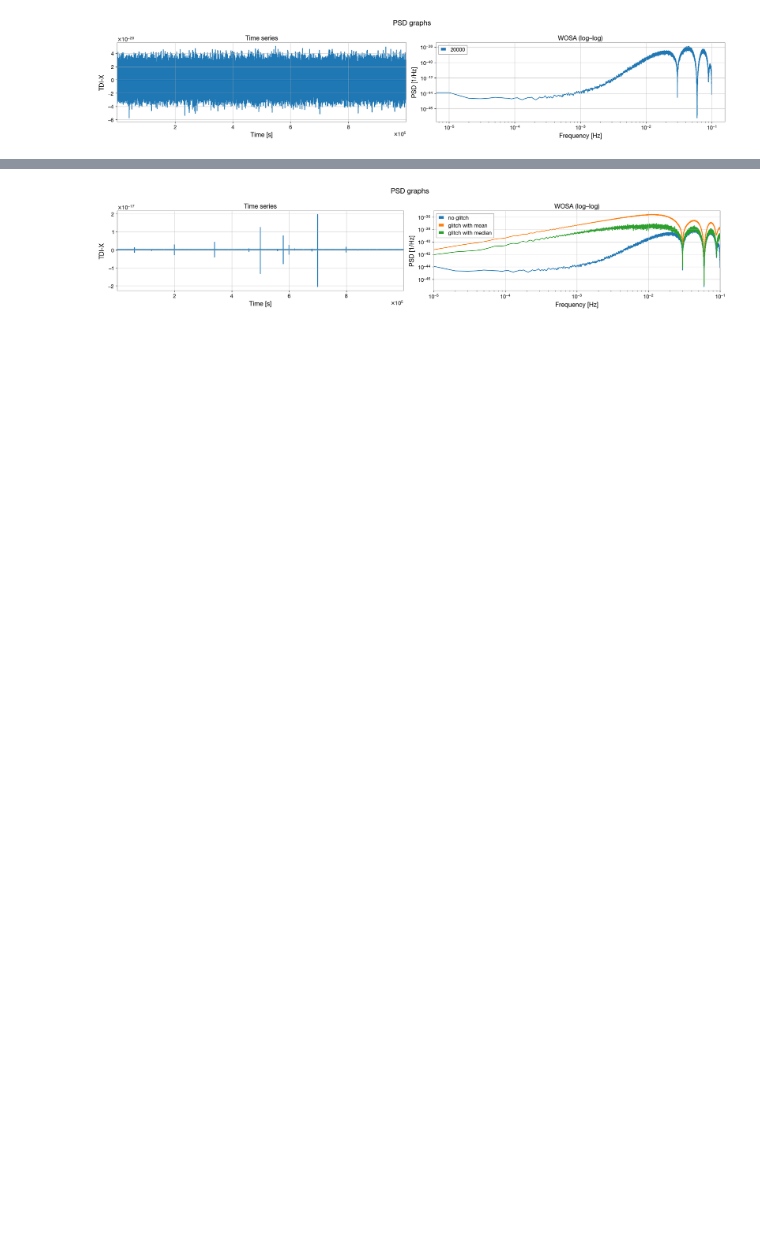
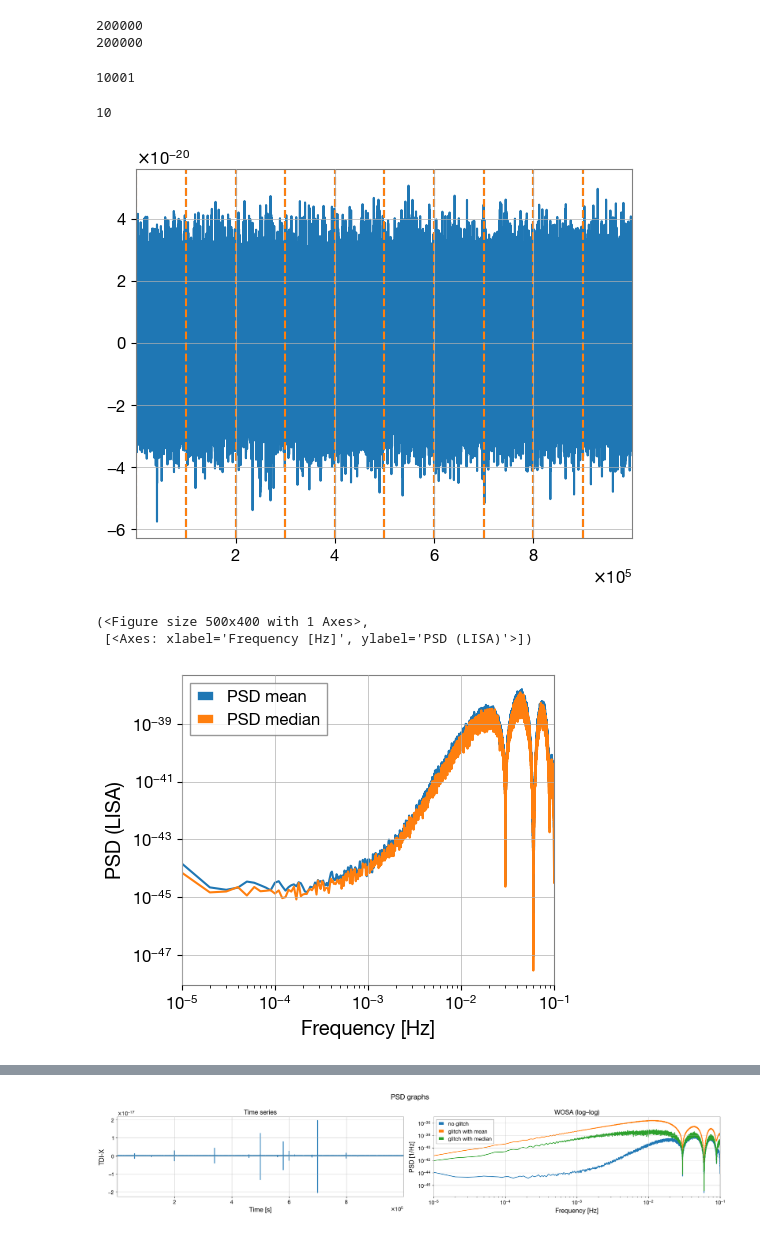
Before and after one commit to AkmDgreat/AkshatLISA, a Jupyter notebook: AkshatLISA/notebooks/psdNoiseMedianHistogram.ipynb, the cells around one changed output, grey strips where cells are left out. Cells and saved outputs as stored; diff of their text form; code cells hidden in the pictures; blank space fills up the shorter version.

```diff
--- a/AkshatLISA/notebooks/psdNoiseMedianHistogram.ipynb
+++ b/AkshatLISA/notebooks/psdNoiseMedianHistogram.ipynb
@@ -123,17 +260,39 @@ plot_median_histogram(psd_noise_vals,
+# %%
+print(t.size)
+print(data.size)
+# %% [output]
+200000
+200000
+# %%
+f_orig.size
+# %% [output]
+10001
 # %%
 # 1) Read the TDI time series
 tdi_path = getTdiPath('vsmall_glitch_long_tdi.h5')
 data, fs, t = readTdi(tdi_path)
 
 # 2) Find the PSD of TDI time series
 nperseg = 20000
-f_orig, orig_psd, _, _ = wosa(
+f_orig, orig_psd, P_stack, nseg = wosa(
     x=data,
     fs=fs,
-    nperseg=nperseg
+    nperseg=nperseg,
+    noverlap=0
 )
-
+f_orig, orig_psd_median, _, _ = wosa(
+    x=data,
+    fs=fs,
+    nperseg=nperseg,
+    method="median"
+)
+print(nseg)
 # Plot the original psd for no reason
-# plot(data, t, fs, f_orig, orig_psd,  nperseg, title="TDI-X", bigtitle="PSD graphs")
+draw_segments(t, data, nperseg, 0)
+plot(data=data, t=t, fs=fs, f=f_orig, psd=[orig_psd, orig_psd_median], labels=["PSD mean", "PSD median"], nper=nperseg, title="TDI-X", show_time_series=False)
 # %% [output]
+10
-[figure, old version]
+[figure, new version]
+(<Figure size 500x400 with 1 Axes>,
+ [<Axes: xlabel='Frequency [Hz]', ylabel='PSD (LISA)'>])
+[figure, added]
```
Also changed, not shown: parts of 11 cells of this notebook, 31 other files.
